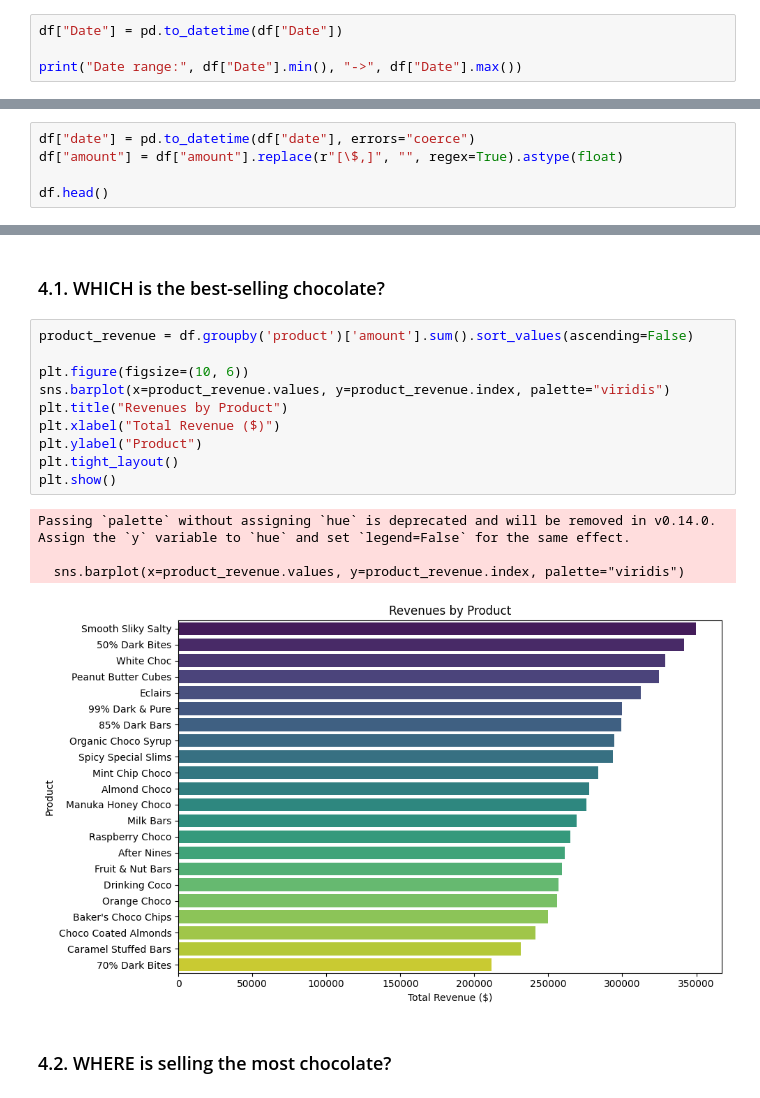
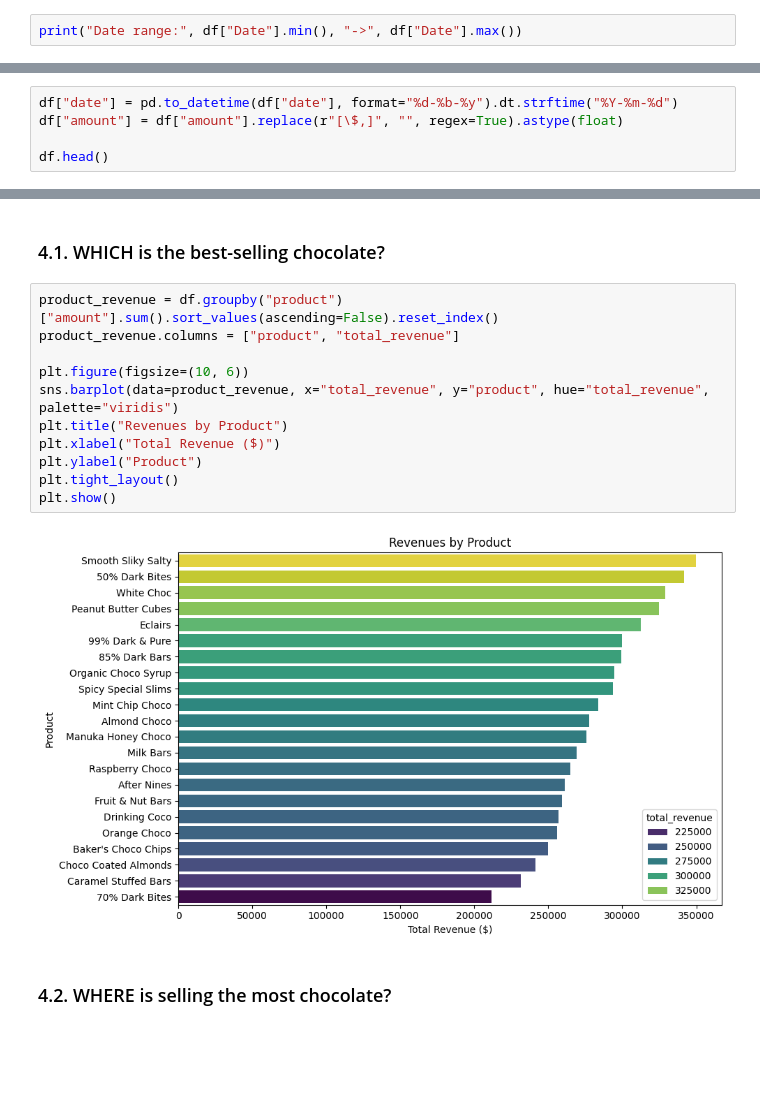
Before and after one commit to Luisbp27/chocoSales, a Jupyter notebook: report.ipynb, the cells around one changed output, grey strips where cells are left out. Saved outputs shown, nothing was run; the diff lists cells and outputs as text; blank space fills up the shorter version.

```diff
--- a/report.ipynb
+++ b/report.ipynb
@@ -57,7 +72,5 @@ Amount           0
 Boxes Shipped    0
 dtype: int64
 # %%
-df["Date"] = pd.to_datetime(df["Date"])
-
 print("Date range:", df["Date"].min(), "->", df["Date"].max())
 # %% [output]
@@ -84,5 +99,5 @@ df.head()
 # %%
-df["date"] = pd.to_datetime(df["date"], errors="coerce")
+df["date"] = pd.to_datetime(df["date"], format="%d-%b-%y").dt.strftime("%Y-%m-%d")
 df["amount"] = df["amount"].replace(r"[\$,]", "", regex=True).astype(float)
 
 df.head()
@@ -108,20 +123,18 @@ It is a subjective decission, but for a first analysis I think that will be far
 # %% [markdown]
 ### 4.1. WHICH is the best-selling chocolate?
 # %%
-product_revenue = df.groupby('product')['amount'].sum().sort_values(ascending=False)
+product_revenue = df.groupby("product")["amount"].sum().sort_values(ascending=False).reset_index()
+product_revenue.columns = ["product", "total_revenue"]
 
 plt.figure(figsize=(10, 6))
-sns.barplot(x=product_revenue.values, y=product_revenue.index, palette="viridis")
+sns.barplot(data=product_revenue, x="total_revenue", y="product", hue="total_revenue", palette="viridis")
 plt.title("Revenues by Product")
 plt.xlabel("Total Revenue ($)")
 plt.ylabel("Product")
 plt.tight_layout()
 plt.show()
 # %% [output]
-Passing `palette` without assigning `hue` is deprecated and will be removed in v0.14.0. Assign the `y` variable to `hue` and set `legend=False` for the same effect.
-
-  sns.barplot(x=product_revenue.values, y=product_revenue.index, palette="viridis")
-[figure, old version]
+[figure, new version]
 # %% [markdown]
 ### 4.2. WHERE is selling the most chocolate?
 # %%
```
Also changed, not shown: parts of 53 cells of this notebook.
